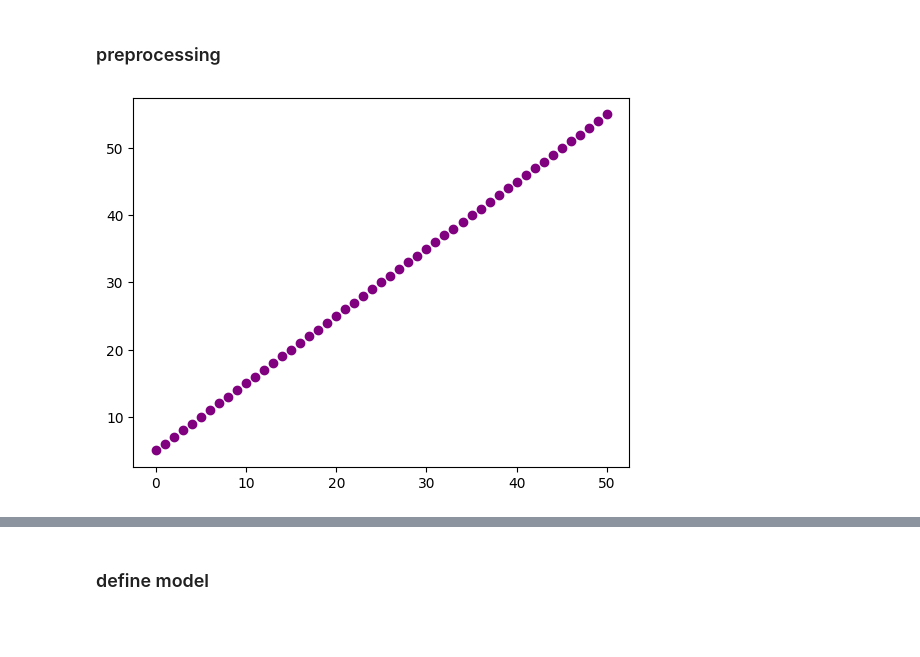
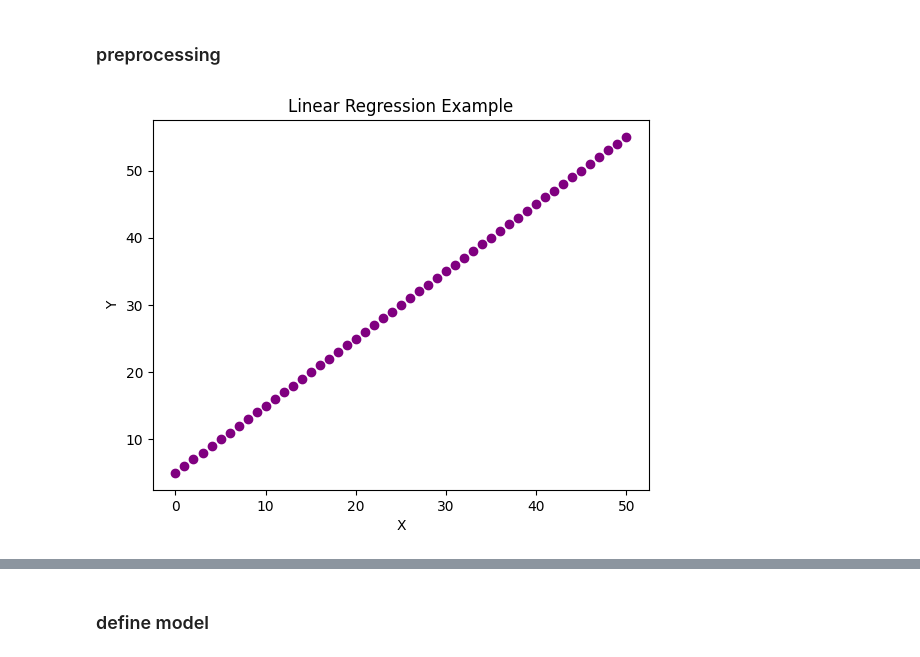
Before and after one commit to fahime9407/Machine-Learning-Path, a Jupyter notebook: regression/slRegression.ipynb, the cells around one changed output, grey strips where cells are left out. Cells and saved outputs as stored; diff of their text form; code cells hidden in the pictures; blank space fills up the shorter version.

```diff
--- a/regression/slRegression.ipynb
+++ b/regression/slRegression.ipynb
@@ -16,9 +16,12 @@ y = np.linspace(0, 50, 51) + 5
 ### preprocessing
 # %%
 plt.scatter(x, y, color="purple")
+plt.title("Linear Regression Example")
+plt.xlabel("X")
+plt.ylabel("Y")
 plt.show()
 # %% [output]
-[figure, old version]
+[figure, new version]
 # %%
 msk = np.random.rand(len(x)) < 0.8
 
```
Also changed, not shown: parts of 12 cells of this notebook, 1 other file.
